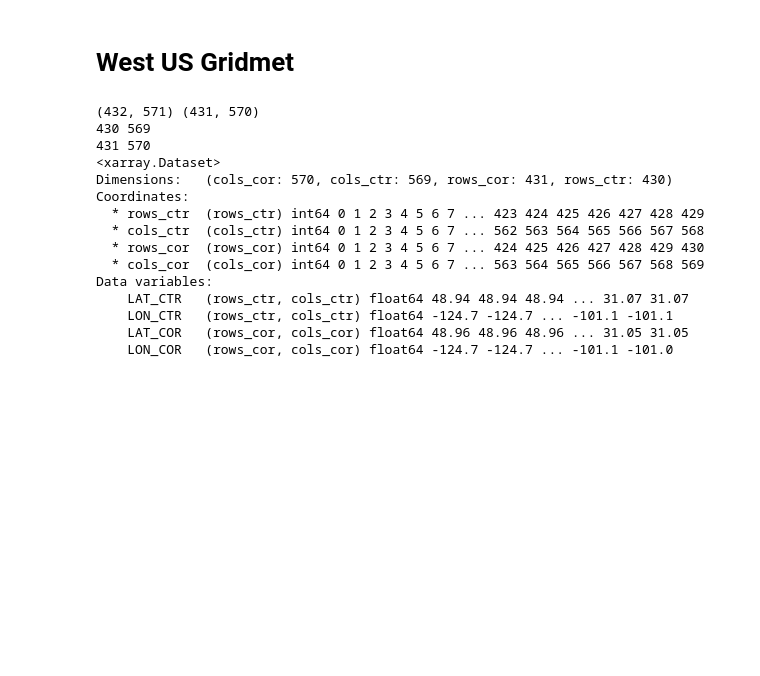
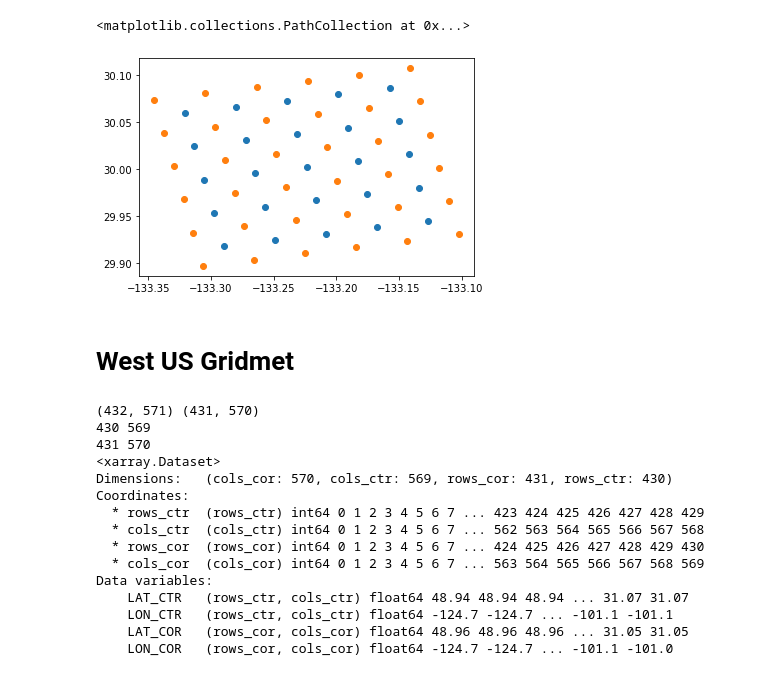
Before and after one commit to lthapa42/ML_FireEmissions, a Jupyter notebook: build_grid_geodataframes.ipynb, the cells around one changed output. Drawn from its saved outputs; the diff is of its cells as text; code cells hidden in the pictures; blank space fills up the shorter version.

```diff
--- a/build_grid_geodataframes.ipynb
+++ b/build_grid_geodataframes.ipynb
@@ -32,0 +35,14 @@ import multiprocessing
+# %%
+path_wrf = '/data2/lthapa/regrid_emissions/wrf_grid_2020_notime.nc'
+dat_wrf = xr.open_dataset(path_wrf)
+
+
+#get the lat/lon of the grid, these are the edges/corners
+lat_centers = dat_wrf['lat'].values[0,:] #233 x 397
+lon_centers = dat_wrf['lon'].values[0,:] #233 x 397
+
+lat_corners = dat_wrf['lat_b'].values[0,:] #233 x 397
+lon_corners = dat_wrf['lon_b'].values[0,:] #233 x 397
+
+
+build_grid_netcdf(lat_corners, lon_corners, lat_centers, lon_centers, 'WRF_GRID')
@@ -33,3 +64,10 @@ import multiprocessing
+# %%
+#proof that we have centers and corners
+plt.scatter(dat_wrf['lon'].values[0,0:5, 0:5], dat_wrf['lat'].values[0,0:5, 0:5])
+plt.scatter(dat_wrf['lon_b'].values[0,0:6, 0:6], dat_wrf['lat_b'].values[0,0:6, 0:6])
+# %% [output]
+<matplotlib.collections.PathCollection at 0x...>
+[figure, added]
 # %% [markdown]
 # West US Gridmet
 # %%
```
Also changed, not shown: parts of 2 cells of this notebook, 4 other files.
